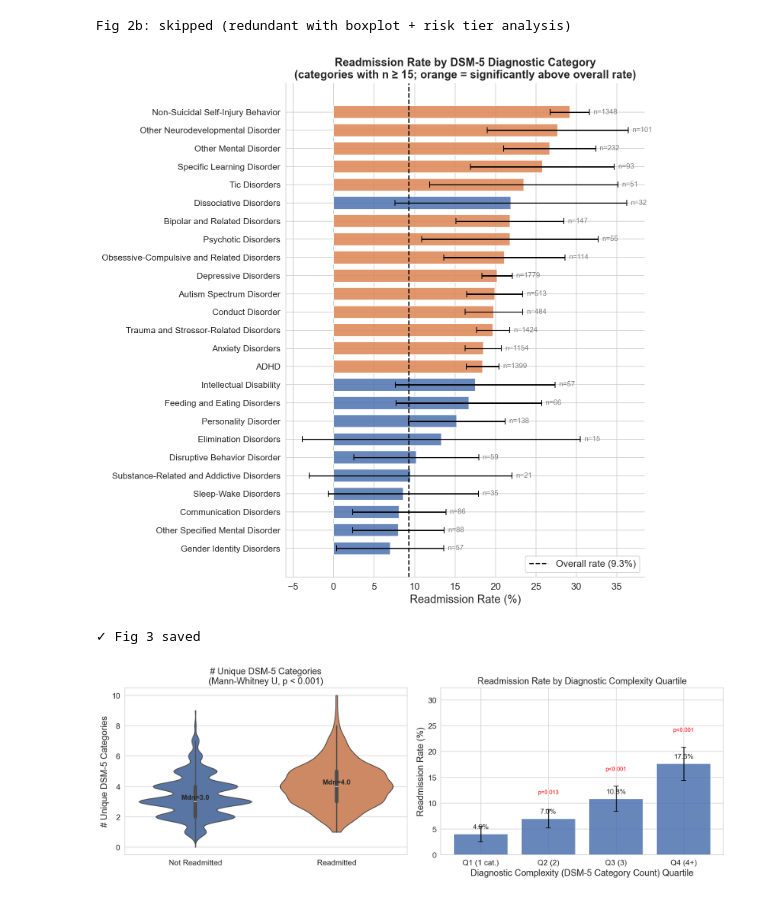
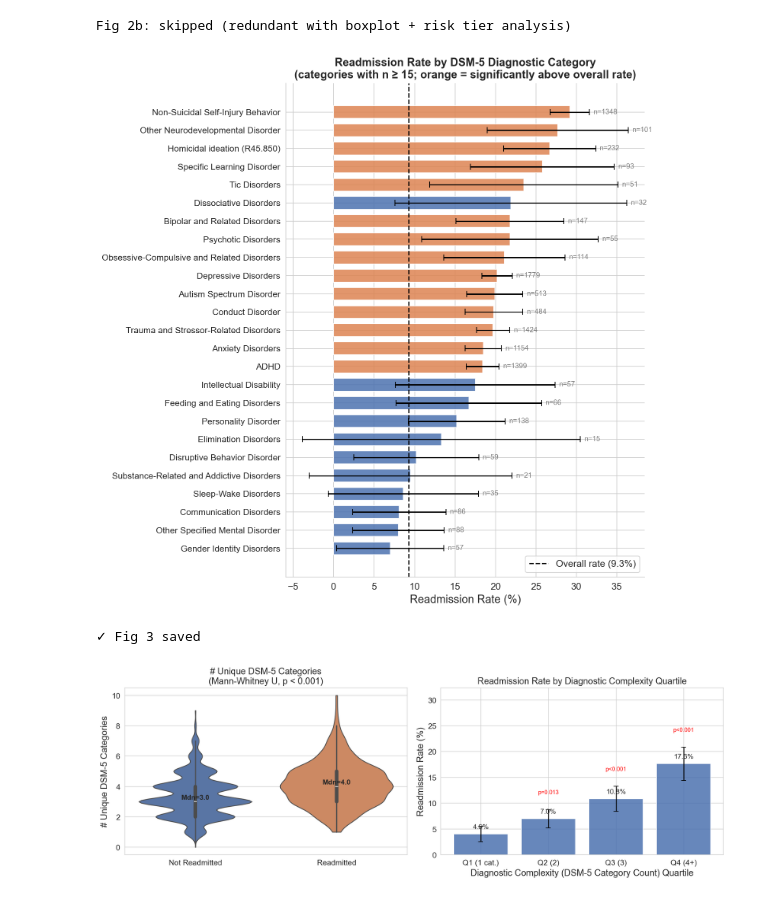
Before and after one commit to mdgld/Readmission-analysis, a Jupyter notebook: Readmission_Descriptive_and_Inferential.ipynb, the cells around one changed output. Drawn from its saved outputs; the diff is of its cells as text; code cells hidden in the pictures.

```diff
--- a/Readmission_Descriptive_and_Inferential.ipynb
+++ b/Readmission_Descriptive_and_Inferential.ipynb
@@ -509,6 +512,20 @@ Fig 2b: skipped (redundant with boxplot + risk tier analysis)
 # ── Fig 3: Readmission rate by DSM-5 category (horizontal dot plot) ────────────
 dsm5_long = pd.read_csv('DSM5_Readmission_Analysis.csv')
 dsm5_long.columns = ['category', 'readmit_n', 'total_n', 'rate']
+
+# Expand misleading DSM residual display labels before plotting. In the current
+# reference, "Other Mental Disorder" is not a heterogeneous category: it maps to
+# R45.850 (homicidal ideation), so the portfolio figure should show the clinical
+# construct rather than a collapsed catch-all label.
+_icd_ref = pd.read_csv('ICD10_to_DSM5_Complete_Reference.csv')
+_dsm_display = {}
+for _cat, _grp in _icd_ref.dropna(subset=['DSM5_Category']).groupby('DSM5_Category'):
+    _grp = _grp.sort_values('Frequency', ascending=False)
+    if len(_grp) == 1 and str(_cat).lower().startswith('other'):
+        _row = _grp.iloc[0]
+        _dsm_display[_cat] = f"{_row['Description']} ({_row['ICD_Code']})"
+dsm5_long['category_raw'] = dsm5_long['category']
+dsm5_long['category'] = dsm5_long['category'].replace(_dsm_display)
 dsm5_long = dsm5_long.dropna(subset=['rate'])
 dsm5_long = dsm5_long[dsm5_long['total_n'] >= 15]
 dsm5_long = dsm5_long.sort_values('rate', ascending=True).reset_index(drop=True)
@@ -526,34 +543,34 @@ dsm5_long['color'] = [
 ]
 
 fig, ax = plt.subplots(figsize=(10, 10))
 y_pos = range(len(dsm5_long))
 
 ax.barh(y_pos, dsm5_long['rate'], xerr=dsm5_long['ci'], color=dsm5_long['color'],
         alpha=0.85, edgecolor='white', height=0.7,
         error_kw={'capsize': 4, 'linewidth': 1.5, 'ecolor': 'black'})
 
 ax.set_yticks(y_pos)
 ax.set_yticklabels(dsm5_long['category'], fontsize=11)
 ax.axvline(overall_rate, color='black', linestyle='--',
            linewidth=1.5, label=f"Overall rate ({overall_rate:.1f}%)")
 
 for i, (_, row) in enumerate(dsm5_long.iterrows()):
     ax.text(row['rate'] + row['ci'] + 0.5, i, f"n={int(row['total_n'])}",
             va='center', fontsize=9, color='gray')
 
 ax.set_xlabel('Readmission Rate (%)')
 ax.set_title('Readmission Rate by DSM-5 Diagnostic Category\n(categories with n ≥ 15; orange = significantly above overall rate)',
              fontsize=14, fontweight='bold')
 ax.legend(loc='lower right')
 ax.spines['top'].set_visible(False)
 ax.spines['right'].set_visible(False)
 
 plt.tight_layout()
 plt.savefig('figures/Fig3_readmission_by_dsm5.png')
 plt.show()
 print("✓ Fig 3 saved")
 # %% [output]
-[figure, old version]
+[figure, new version]
 ✓ Fig 3 saved
 # %%
 
```
Also changed, not shown: parts of 3 cells of this notebook, 50 other files.
